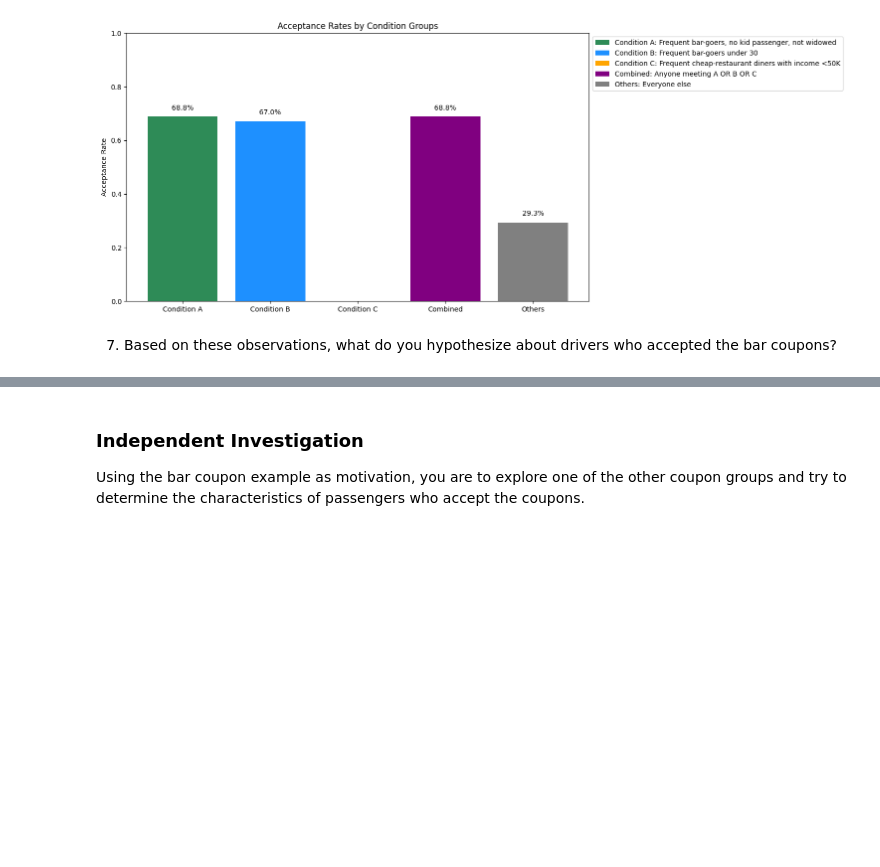
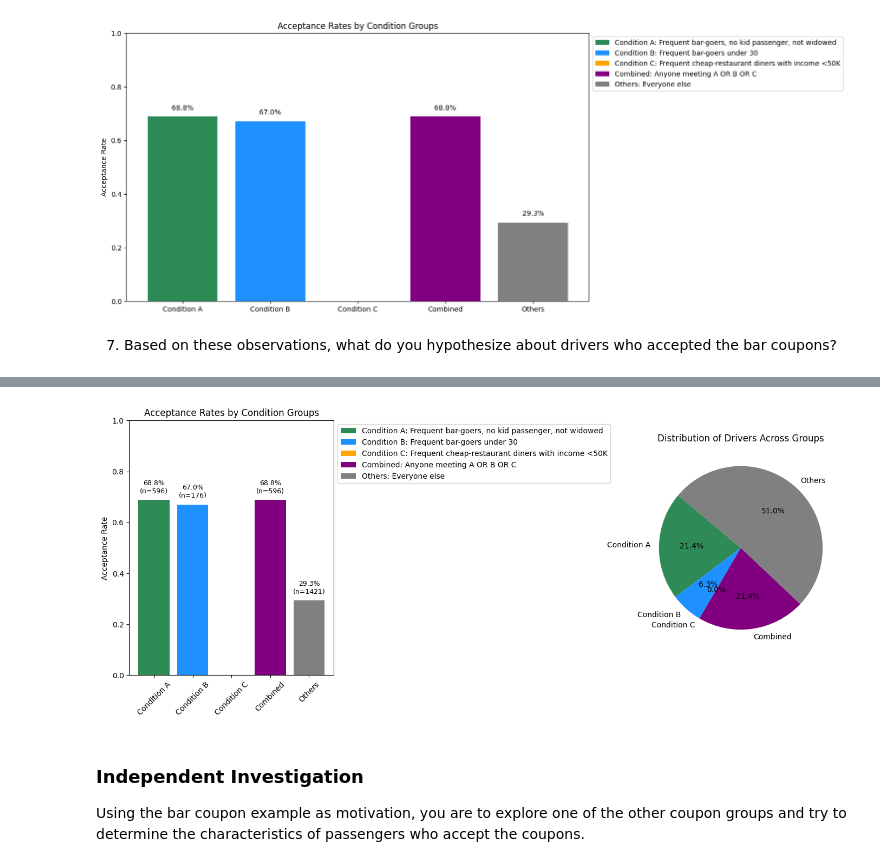
Before and after one commit to RohitKBhatnagar/CouponAcceptance, a Jupyter notebook: CouponAcceptance.ipynb, the cells around one changed output, grey strips where cells are left out. Drawn from its saved outputs; the diff is of its cells as text; code cells hidden in the pictures; blank space fills up the shorter version.

```diff
--- a/CouponAcceptance.ipynb
+++ b/CouponAcceptance.ipynb
@@ -1080,3 +1130,48 @@ plt.show()
+# %%
+# Trying a side-by-side bar plot and pie chart for better visualization
+# --- Acceptance rates and sample sizes ---
+rate_a, size_a = group_a['Y'].mean(), len(group_a)
+rate_b, size_b = group_b['Y'].mean(), len(group_b)
+rate_c, size_c = group_c['Y'].mean(), len(group_c)
+rate_combined, size_combined = group_combined['Y'].mean(), len(group_combined)
+rate_others, size_others = group_others['Y'].mean(), len(group_others)
+
+labels = ['Condition A', 'Condition B', 'Condition C', 'Combined', 'Others']
+rates = [rate_a, rate_b, rate_c, rate_combined, rate_others]
+sizes = [size_a, size_b, size_c, size_combined, size_others]
+
+# --- Create side-by-side plots ---
+fig, axes = plt.subplots(1, 2, figsize=(14,6))
+
+# Bar plot (acceptance rates)
+bars = axes[0].bar(labels, rates, color=['seagreen','dodgerblue','orange','purple','gray'])
+axes[0].set_ylabel('Acceptance Rate')
+axes[0].set_title('Acceptance Rates by Condition Groups')
+axes[0].set_ylim(0, 1)
+axes[0].tick_params(axis='x', rotation=45)
+
+# Annotate bars with percentages and sample sizes
+for i, bar in enumerate(bars):
+    height = bar.get_height()
+    axes[0].text(bar.get_x() + bar.get_width()/2, height + 0.02,
+                 f"{rates[i]*100:.1f}%\n(n={sizes[i]})",
+                 ha='center', va='bottom', fontsize=9)
+
+legend_labels = [f"{labels[i]}: {descriptions[labels[i]]}" for i in range(len(labels))]
+#supported values are 'best', 'upper right', 'upper left', 'lower left', 'lower right', 'right', 'center left', 'center right', 'lower center', 'upper center', 'center'
+axes[0].legend(bars, legend_labels, loc='best', bbox_to_anchor=(1,1))
+
+# Pie chart (group sizes)
+axes[1].pie(sizes, labels=labels, autopct='%1.1f%%',
+            colors=['seagreen','dodgerblue','orange','purple','gray'],
+            startangle=140)
+axes[1].set_title('Distribution of Drivers Across Groups')
+
+plt.tight_layout()
+plt.savefig('images/acceptance_rates_and_distribution_conditions_comparison.png', bbox_inches='tight')
+plt.show()
+# %% [output]
+[figure, added]
 # %% [markdown]
 ### Independent Investigation
 
```
Also changed, not shown: parts of 1 cell of this notebook, 2 other files.
